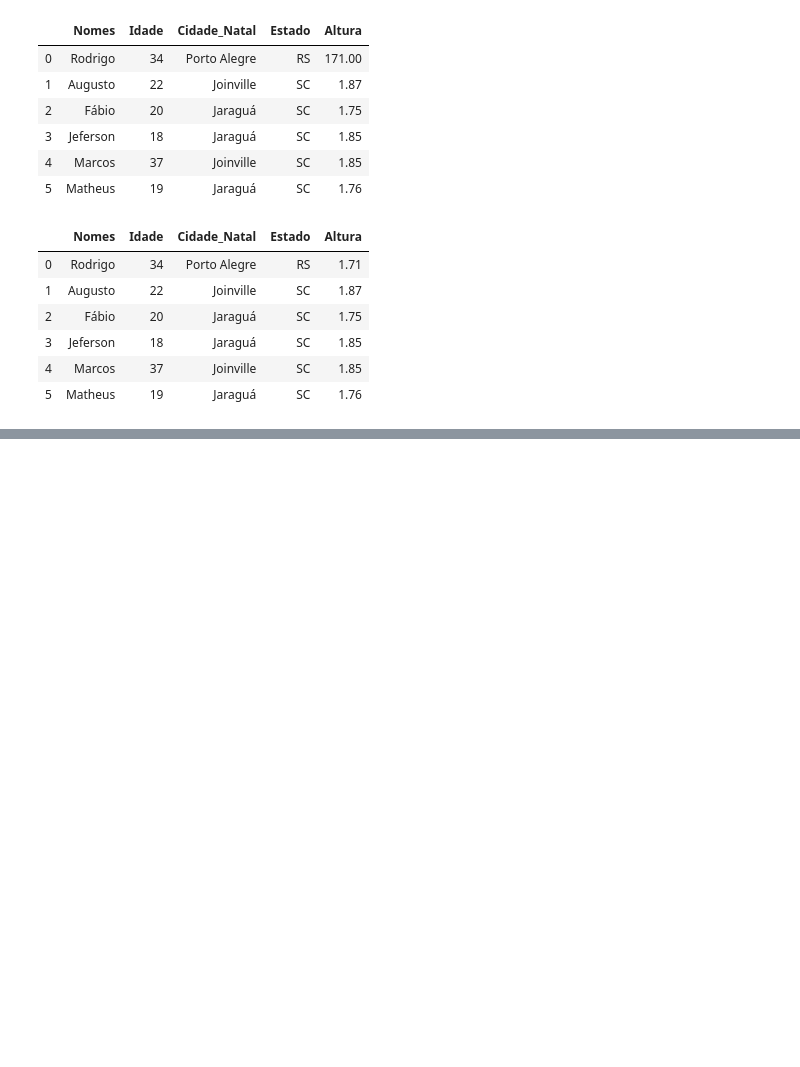
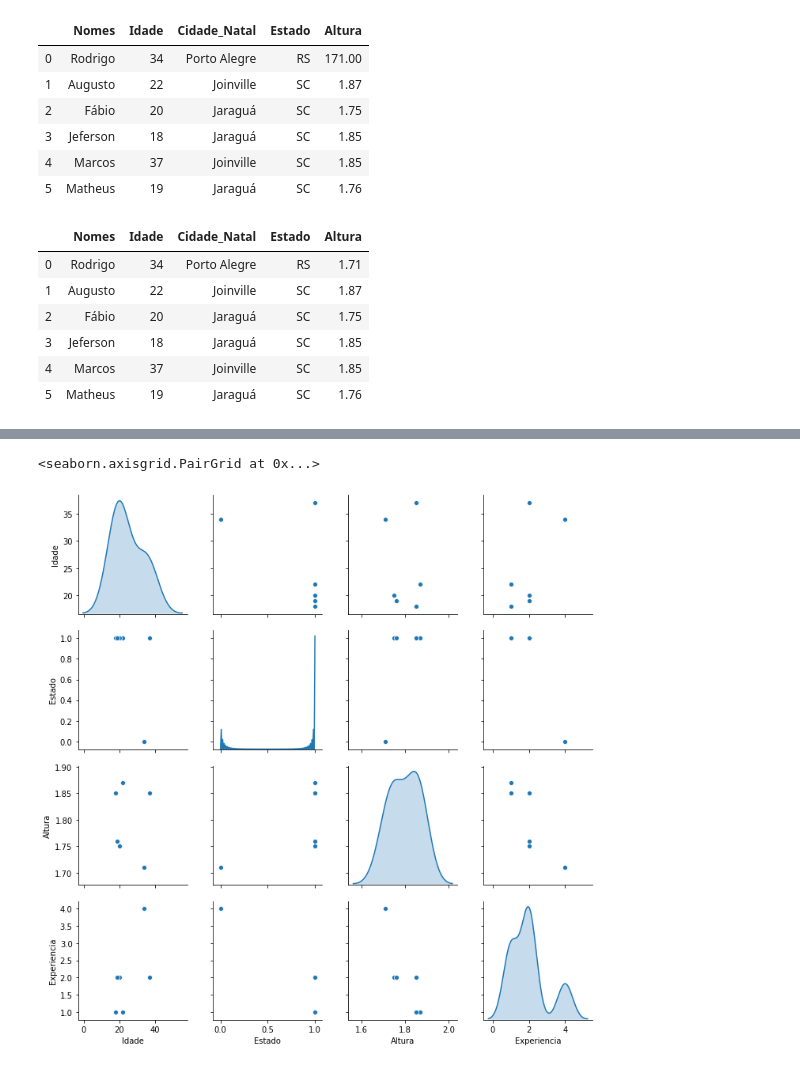
Before and after one commit to PYTHON-SELECT/MVP-DEVELOPMENT, a Jupyter notebook: Pandas.ipynb, the cells around one changed output, grey strips where cells are left out. Saved outputs shown, nothing was run; the diff lists cells and outputs as text; code cells hidden in the pictures; blank space fills up the shorter version.

```diff
--- a/Pandas.ipynb
+++ b/Pandas.ipynb
@@ -128,0 +141,2 @@ df
+# %%
+df['Experiencia'] = [round(1 + (idade/100)*1.5) for idade in df['Idade']]
@@ -128,0 +155,6 @@ df
+# %%
+df['Experiencia'].mask(df['Nomes'] == 'Rodrigo', 4, inplace=True)
+# %%
+df.loc[(df.Nomes == 'Fábio'),'Experiencia']= 2
+# %%
+df.loc[(df.Nomes == 'Matheus'),'Experiencia']= 2
@@ -128,0 +283,5 @@ df
+# %%
+sns.pairplot(data = df, diag_kind= 'kde', kind = 'scatter')
+# %% [output]
+<seaborn.axisgrid.PairGrid at 0x...>
+[figure, added]
```
Also changed, not shown: parts of 34 cells of this notebook.
